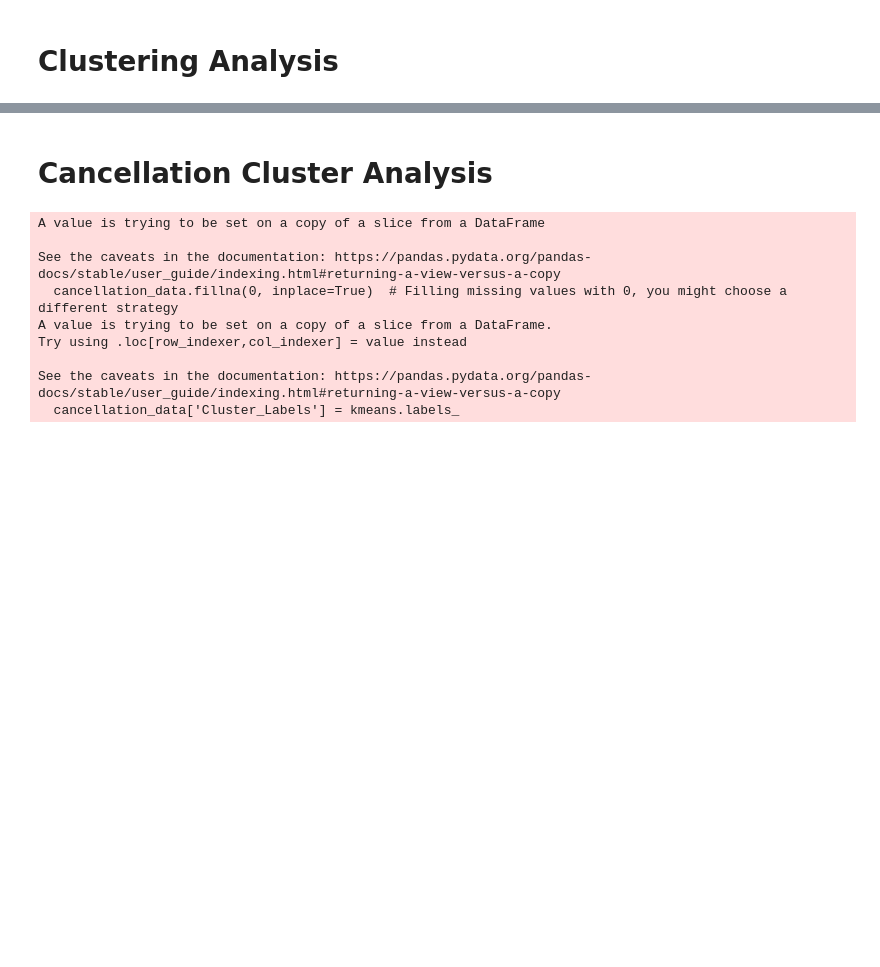
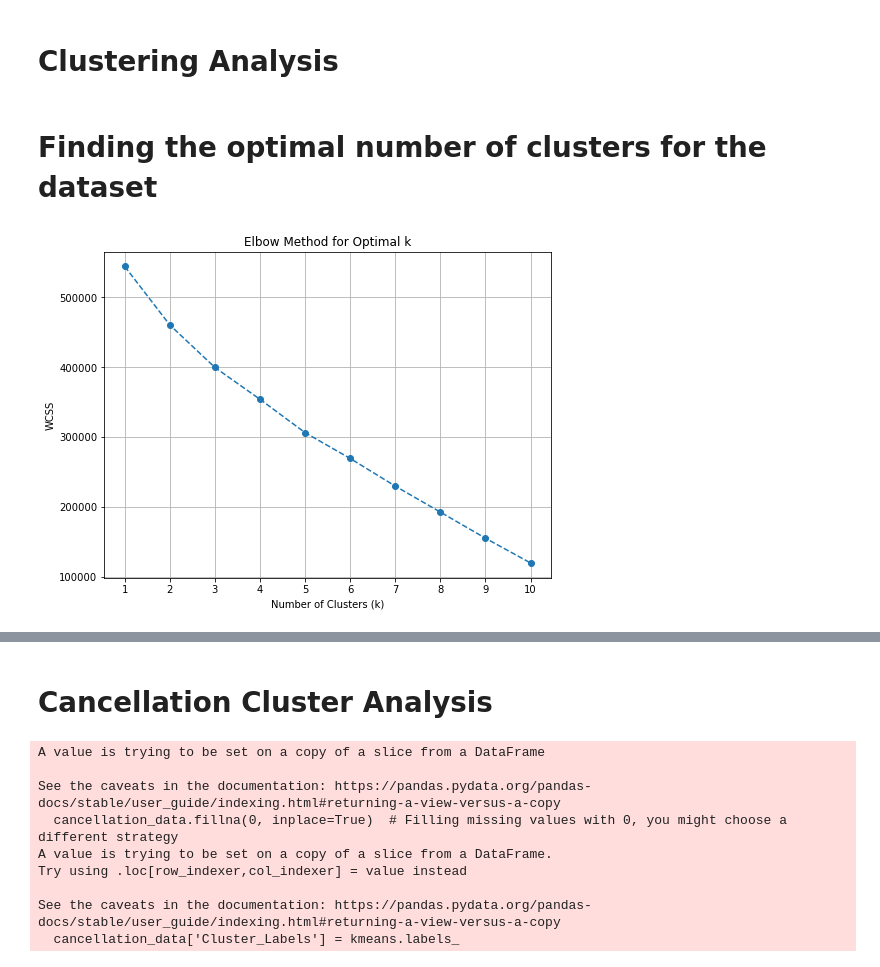
Before and after one commit to georgekalf/HotelReservations-ML, a Jupyter notebook: ML - Clustering/ML-ClusteringAnalysis.ipynb, the cells around one changed output, grey strips where cells are left out. Saved outputs shown, nothing was run; the diff lists cells and outputs as text; code cells hidden in the pictures; blank space fills up the shorter version.

```diff
--- a/ML - Clustering/ML-ClusteringAnalysis.ipynb
+++ b/ML - Clustering/ML-ClusteringAnalysis.ipynb
@@ -35,3 +36,25 @@ selected_df.fillna(0, inplace=True)  # filling missing values with 0, you might
 # scaling the data
 scaler = StandardScaler()
 scaled_data = scaler.fit_transform(selected_df)
+# %% [markdown]
+# Finding the optimal number of clusters for the dataset
+# %%
+wcss = []  # Within-cluster sum of squares
+
+# Test different values of k
+for i in range(1, 11):
+    kmeans = KMeans(n_clusters=i, random_state=42)
+    kmeans.fit(scaled_data)
+    wcss.append(kmeans.inertia_)  # inertia: within-cluster sum of squares
+
+# Plotting the Elbow Method graph
+plt.figure(figsize=(8, 6))
+plt.plot(range(1, 11), wcss, marker='o', linestyle='--')
+plt.xlabel('Number of Clusters (k)')
+plt.ylabel('WCSS')
+plt.title('Elbow Method for Optimal k')
+plt.xticks(range(1, 11))
+plt.grid(True)
+plt.show()
+# %% [output]
+[figure, added]
```
Also changed, not shown: parts of 15 cells of this notebook.
